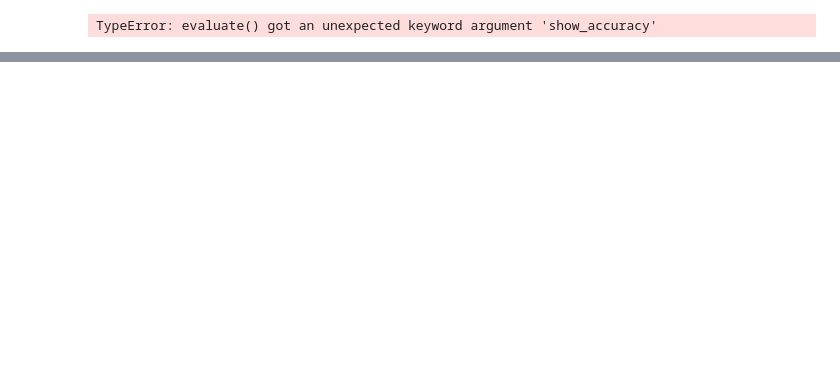
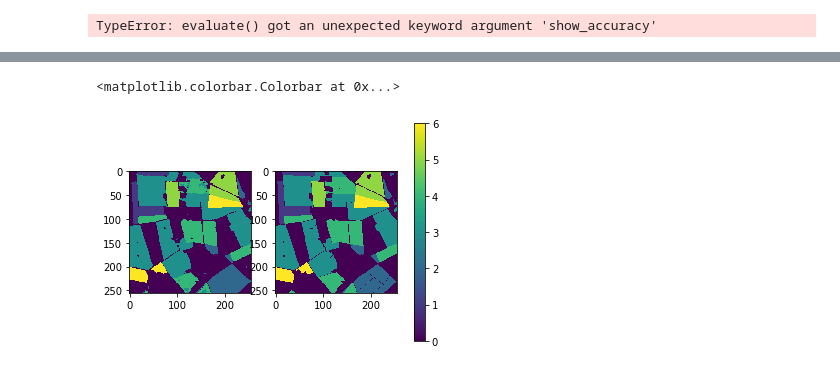
Before and after one commit to AkselAllas/Bachelor_thesis, a Jupyter notebook: 3d-cnn-keras.ipynb, the cells around one changed output, grey strips where cells are left out. Cells and saved outputs as stored; diff of their text form; code cells hidden in the pictures; blank space fills up the shorter version.

```diff
--- a/3d-cnn-keras.ipynb
+++ b/3d-cnn-keras.ipynb
@@ -512,3 +455,18 @@ print(np.unique(y_classes))
+# %%
+#Training_val set at 95% accuracy
+prediction_map = np.zeros((256,256))
+for i in range(256):
+    for j in range(256):
+            prediction_map[i][j] = y_classes[256*i+j]
+#plt.imshow(prediction_map)
+
+f, arr = plt.subplots(1,2)
+im = arr[0].imshow(prediction_map)
+im = arr[1].imshow(label_tulemus[4][6])
+f.colorbar(im, ax=arr.ravel().tolist())
+# %% [output]
+<matplotlib.colorbar.Colorbar at 0x...>
+[figure, added]
 # %%
 prediction_map = np.zeros((128,128))
 for i in range(128):
```
Also changed, not shown: parts of 24 cells of this notebook.
